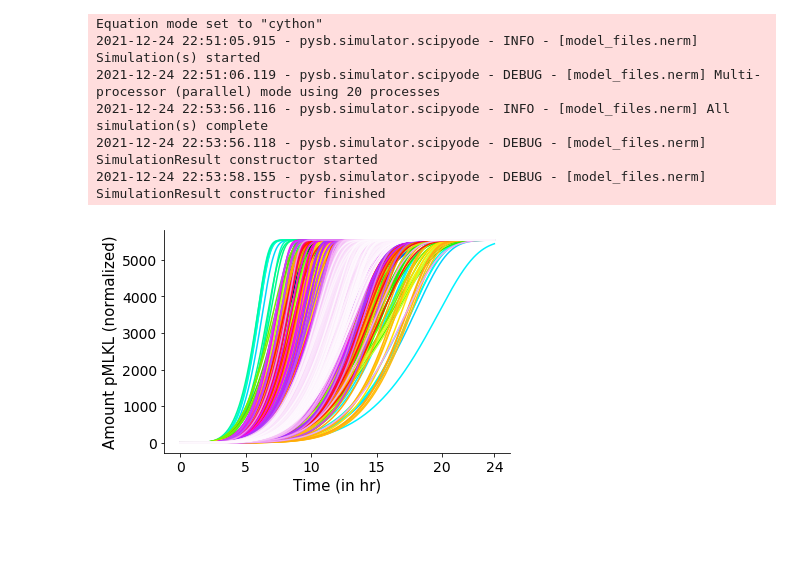
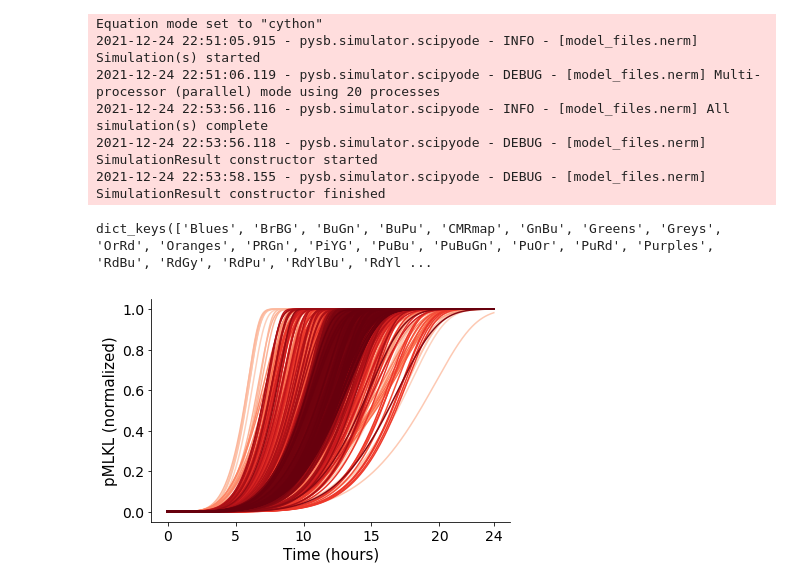
Before and after one commit to LoLab-MSM/NERM, a Jupyter notebook: model_analysis/fig2_allmode_dynamics.ipynb, the cells around one changed output. Saved outputs shown, nothing was run; the diff lists cells and outputs as text; code cells hidden in the pictures; blank space fills up the shorter version.

```diff
--- a/model_analysis/fig2_allmode_dynamics.ipynb
+++ b/model_analysis/fig2_allmode_dynamics.ipynb
@@ -67,11 +387,17 @@ m1df100wt100 = wtclus1001.dataframe
 # %%
 fig, ax = plt.subplots()
 for n in range(len(mode1_100)):
-    plt.plot(tspan/60, m1df100wt100.loc[n]['MLKLa_obs'].iloc[:], lw=1.5,
+    plt.plot(tspan/60, m1df100wt100.loc[n]['MLKLa_obs'].iloc[:]/5544, lw=1.5,
              zorder = 1)
-plt.xlabel("Time (in hr)", fontsize=15)
-plt.ylabel("Amount pMLKL (normalized)", fontsize=15)
-# plt.xlim(xmin = 0, xmax = 24)
+colormap = plt.cm.Reds #nipy_spectral, Set1,Paired
+colors = [colormap(i) for i in np.linspace(0, 1,len(ax.lines))]
+for i,j in enumerate(ax.lines):
+    j.set_color(colors[i])
+# ax1.legend(loc=2)
+plt.xlabel("Time (hours)", fontsize=15)
+plt.ylabel("pMLKL (normalized)", fontsize=15)
+plt.xlim(xmin = 0, xmax = 16)
+plt.ylim(ymin = 0)
 plt.xticks(fontsize=14)
 plt.yticks(fontsize=14)
 right_side = ax.spines["right"]
@@ -101,10 +427,15 @@ m2df100wt100 = wtclus1002.dataframe
 # %%
 fig, ax = plt.subplots()
 for n in range(len(mode2_100)):
-    plt.plot(tspan/60, m2df100wt100.loc[n]['MLKLa_obs'].iloc[:], lw=1.5,
+    plt.plot(tspan/60, m2df100wt100.loc[n]['MLKLa_obs'].iloc[:]/5544, lw=1.5,
              zorder = 1)
-plt.xlabel("Time (in hr)", fontsize=15)
-plt.ylabel("Amount pMLKL (normalized)", fontsize=15)
+colormap = plt.cm.Reds #nipy_spectral, Set1,Paired
+colors = [colormap(i) for i in np.linspace(0, 1,len(ax.lines))]
+for i,j in enumerate(ax.lines):
+    j.set_color(colors[i])
+# ax1.legend(loc=2)
+plt.xlabel("Time (hours)", fontsize=15)
+plt.ylabel("pMLKL (normalized)", fontsize=15)
 # plt.xlim(xmin = 0, xmax = 24)
 plt.xticks(fontsize=14)
 plt.yticks(fontsize=14)
@@ -135,10 +466,15 @@ m3df100wt100 = wtclus1003.dataframe
 # %%
 fig, ax = plt.subplots()
 for n in range(len(mode3_100)):
-    plt.plot(tspan/60, m3df100wt100.loc[n]['MLKLa_obs'].iloc[:], lw=1.5,
+    plt.plot(tspan/60, m3df100wt100.loc[n]['MLKLa_obs'].iloc[:]/5544, lw=1.5,
              zorder = 1)
-plt.xlabel("Time (in hr)", fontsize=15)
-plt.ylabel("Amount pMLKL (normalized)", fontsize=15)
+colormap = plt.cm.Reds #nipy_spectral, Set1,Paired
+colors = [colormap(i) for i in np.linspace(0, 1,len(ax.lines))]
+for i,j in enumerate(ax.lines):
+    j.set_color(colors[i])
+# ax1.legend(loc=2)
+plt.xlabel("Time (hours)", fontsize=15)
+plt.ylabel("pMLKL (normalized)", fontsize=15)
 # plt.xlim(xmin = 0, xmax = 24)
 plt.xticks(fontsize=14)
 plt.yticks(fontsize=14)
@@ -166,32 +502,37 @@ m4df100wt100 = wtclus1004.dataframe
 2021-12-24 22:53:56.116 - pysb.simulator.scipyode - INFO - [model_files.nerm] All simulation(s) complete
 2021-12-24 22:53:56.118 - pysb.simulator.scipyode - DEBUG - [model_files.nerm] SimulationResult constructor started
 2021-12-24 22:53:58.155 - pysb.simulator.scipyode - DEBUG - [model_files.nerm] SimulationResult constructor finished
+# %%
+import matplotlib.cm
+print(matplotlib.cm.cmap_d.keys())
+# %% [output]
+dict_keys(['Blues', 'BrBG', 'BuGn', 'BuPu', 'CMRmap', 'GnBu', 'Greens', 'Greys', 'OrRd', 'Oranges', 'PRGn', 'PiYG', 'PuBu', 'PuBuGn', 'PuOr', 'PuRd', 'Purples', 'RdBu', 'RdGy', 'RdPu', 'RdYlBu', 'RdYl ...
 # %%
 fig, ax = plt.subplots()
 for n in range(len(mode4_100)):
-    plt.plot(tspan/60, m4df100wt100.loc[n]['MLKLa_obs'].iloc[:], lw=1.5,
+    plt.plot(tspan/60, m4df100wt100.loc[n]['MLKLa_obs'].iloc[:]/5544, lw=1.5,
              zorder = 1)
-colormap = plt.cm.gist_ncar #nipy_spectral, Set1,Paired
+colormap = plt.cm.Reds #nipy_spectral, Set1,Paired
 colors = [colormap(i) for i in np.linspace(0, 1,len(ax.lines))]
 for i,j in enumerate(ax.lines):
     j.set_color(colors[i])
 # ax1.legend(loc=2)
-plt.xlabel("Time (in hr)", fontsize=15)
-plt.ylabel("Amount pMLKL (normalized)", fontsize=15)
+plt.xlabel("Time (hours)", fontsize=15)
+plt.ylabel("pMLKL (normalized)", fontsize=15)
 # plt.xlim(xmin = 0, xmax = 24)
 plt.xticks(fontsize=14)
 plt.yticks(fontsize=14)
 right_side = ax.spines["right"]
 right_side.set_visible(False)
 top = ax.spines["top"]
 top.set_visible(False)
 ax.set_xticks([0, 5, 10, 15, 20, 24])
 ax.grid(False)
 plt.tight_layout()
 # plt.savefig('pmlkl_allpars_clus0_tnf100_noframe.pdf')
 plt.show()
 # %% [output]
-[figure, old version]
+[figure, new version]
 # %%
 CI_cyld = []
 clus_idxs = np.array(range(wtclus0.nsims))
```
Also changed, not shown: parts of 25 cells of this notebook, 14 other files.
